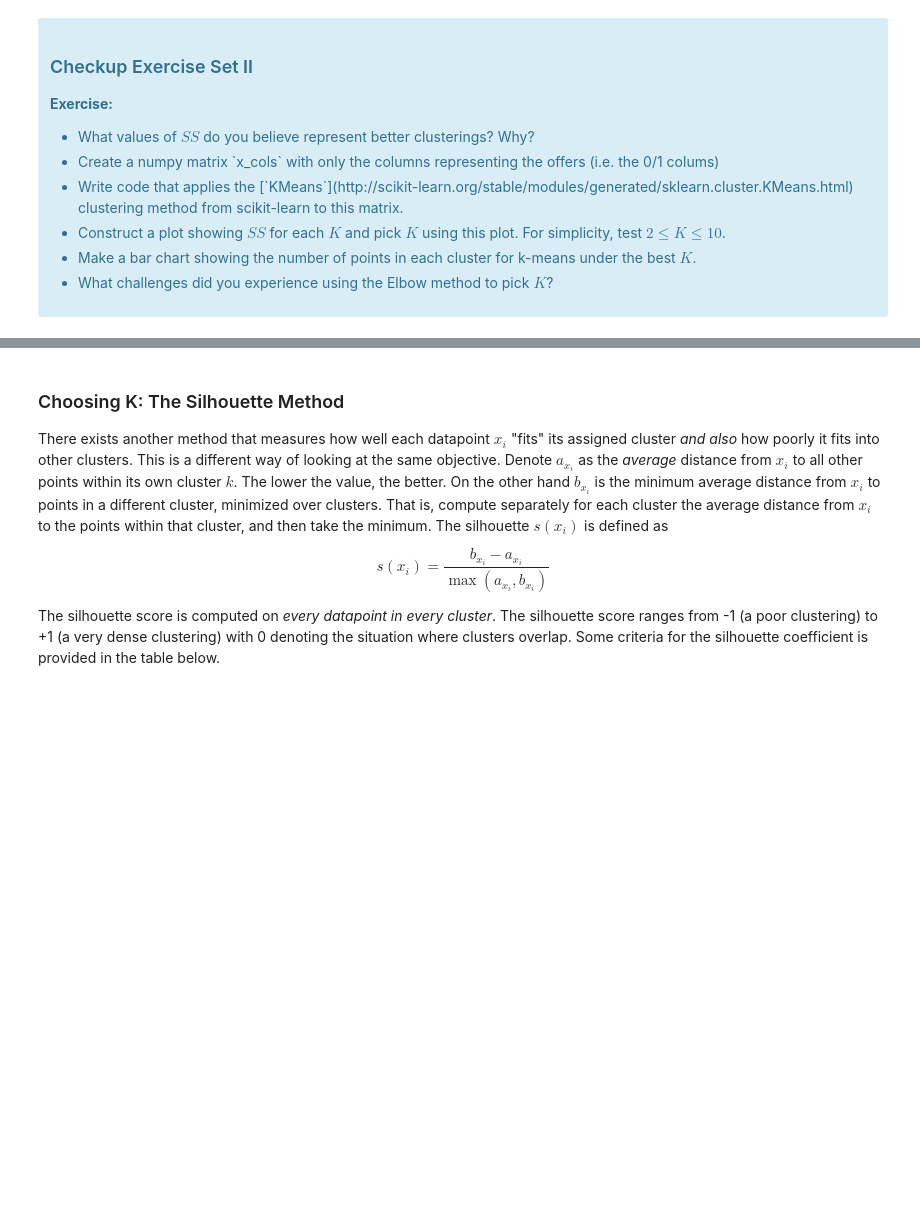
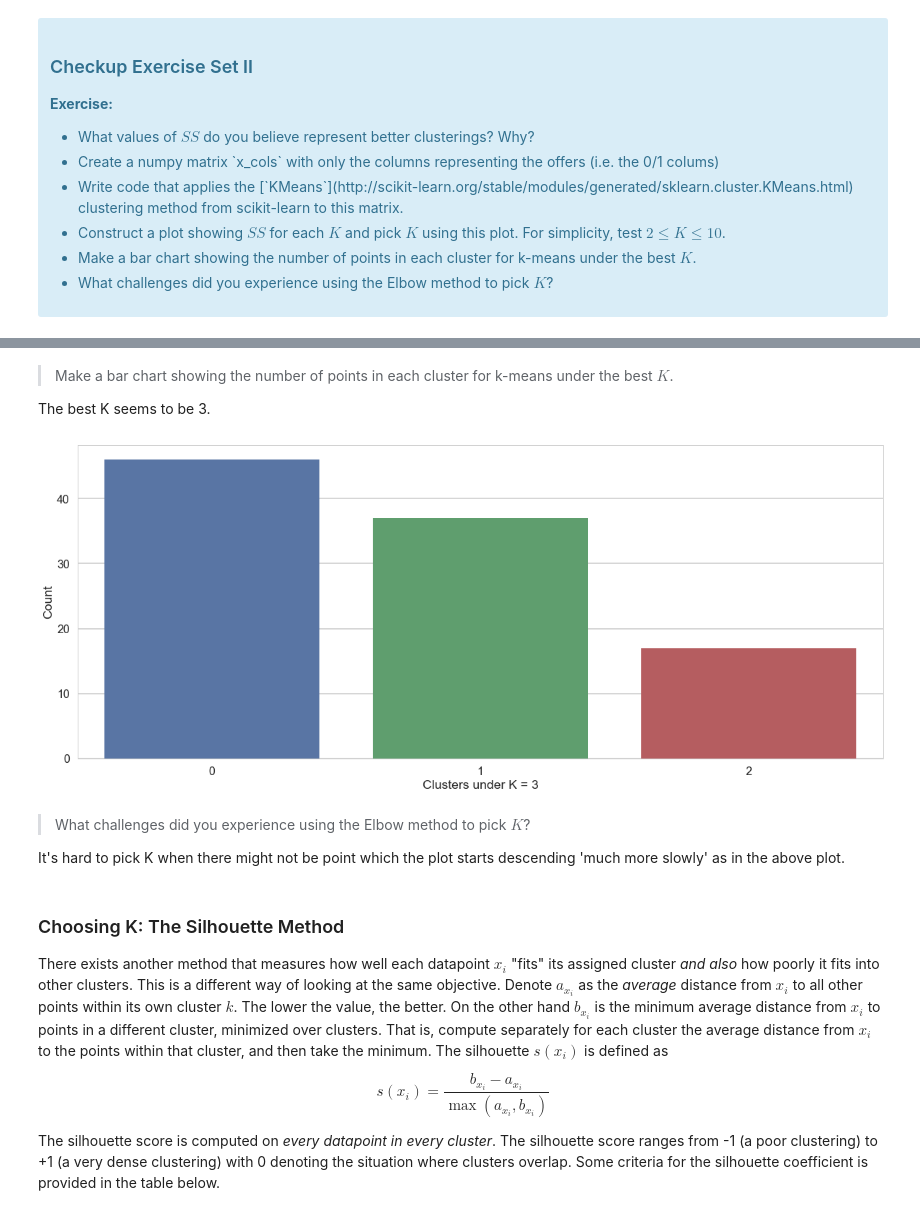
Before and after one commit to SatyaSiddharthDash/Mini_Projects, a Jupyter notebook: Mini_Project_Clustering.ipynb, the cells around one changed output, grey strips where cells are left out. Cells and saved outputs as stored; diff of their text form; code cells hidden in the pictures; blank space fills up the shorter version.

```diff
--- a/Mini_Project_Clustering.ipynb
+++ b/Mini_Project_Clustering.ipynb
@@ -121,3 +154,23 @@ plt.show()
+# %% [markdown]
+> Make a bar chart showing the number of points in each cluster for k-means under the best $K$.
+
+The best K seems to be 3.
+# %%
+kmeans = KMeans(n_clusters = 3, random_state = 10)
+kmeans.fit(x_cols)
+labels = kmeans.predict(x_cols)
+
+fig, ax = plt.subplots(figsize = (20, 8))
+sns.countplot(x = labels, ax = ax)
+plt.xlabel('Clusters under K = 3')
+plt.ylabel('Count')
+plt.show()
+# %% [output]
+[figure, added]
+# %% [markdown]
+> What challenges did you experience using the Elbow method to pick $K$?
+
+It's hard to pick K when there might not be point which the plot starts descending 'much more slowly' as in the above plot.
 # %% [markdown]
 ### Choosing K: The Silhouette Method
 
```
Also changed, not shown: parts of 56 cells of this notebook, 1 other file.
